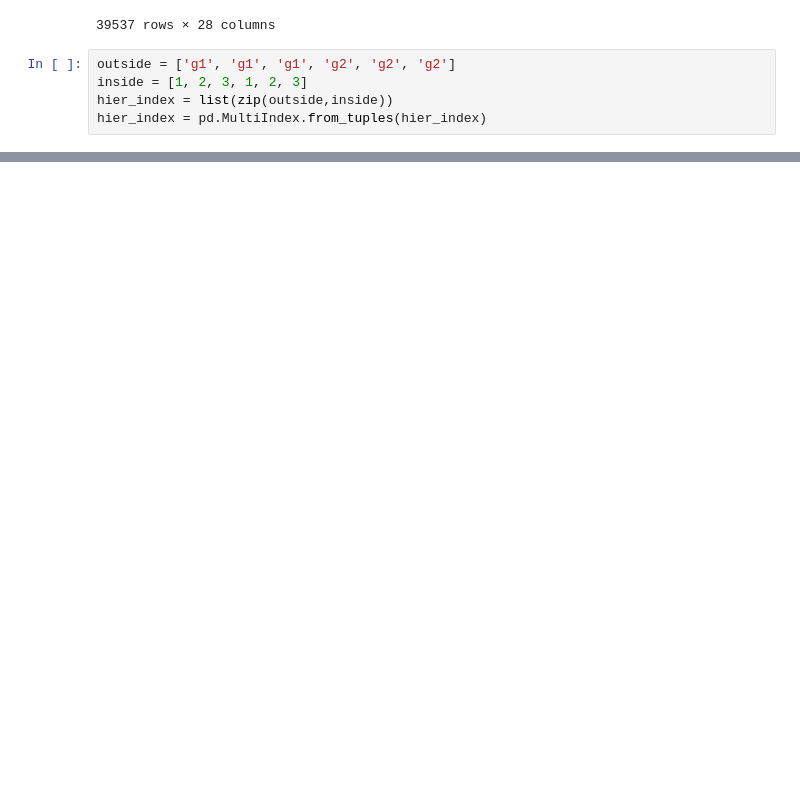
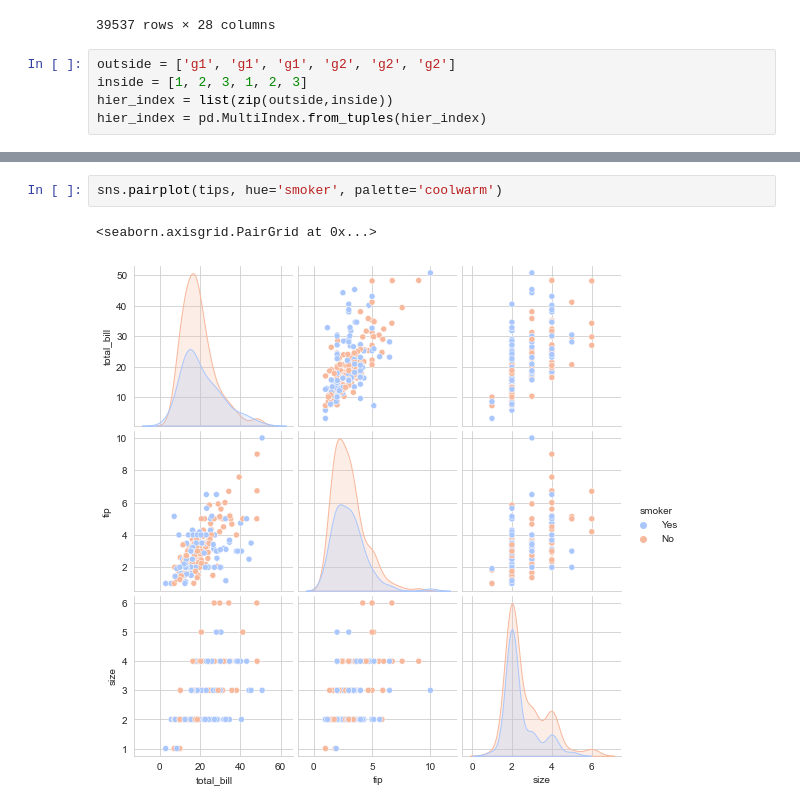
Before and after one commit to amir-nrfkn/U-PyForDS, a Jupyter notebook: code/practice_file.ipynb, the cells around one changed output, grey strips where cells are left out. Cells and saved outputs as stored; diff of their text form; blank space fills up the shorter version.

```diff
--- a/code/practice_file.ipynb
+++ b/code/practice_file.ipynb
@@ -124,0 +162,5 @@ df.xs(1, level='numbers')
+# %%
+sns.pairplot(tips, hue='smoker', palette='coolwarm')
+# %% [output]
+<seaborn.axisgrid.PairGrid at 0x...>
+[figure, added]
```
Also changed, not shown: parts of 24 cells of this notebook.
